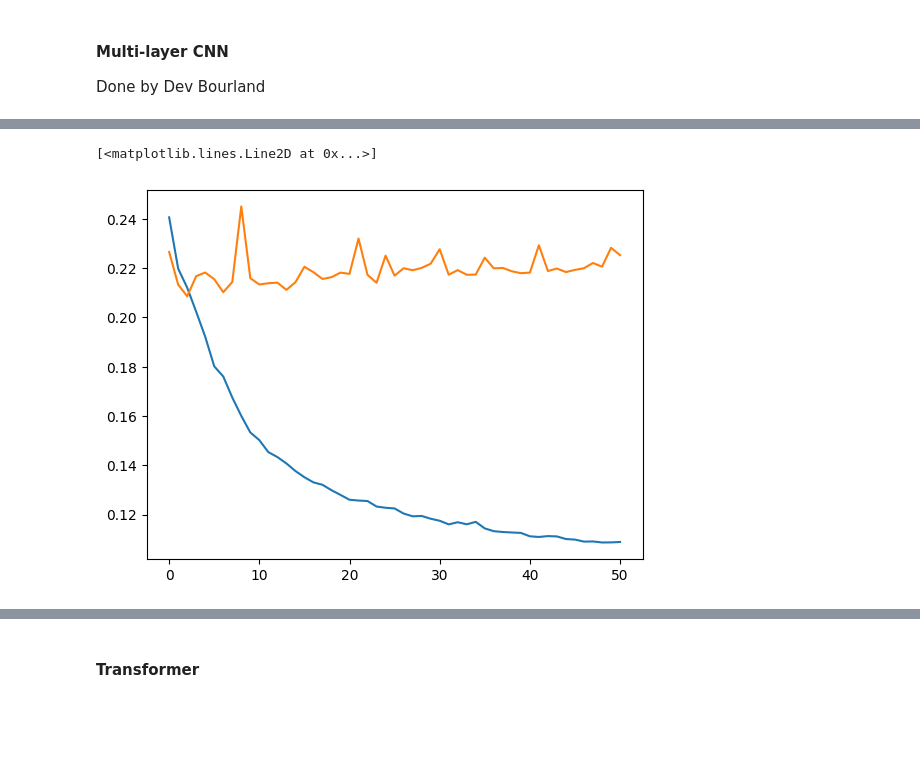
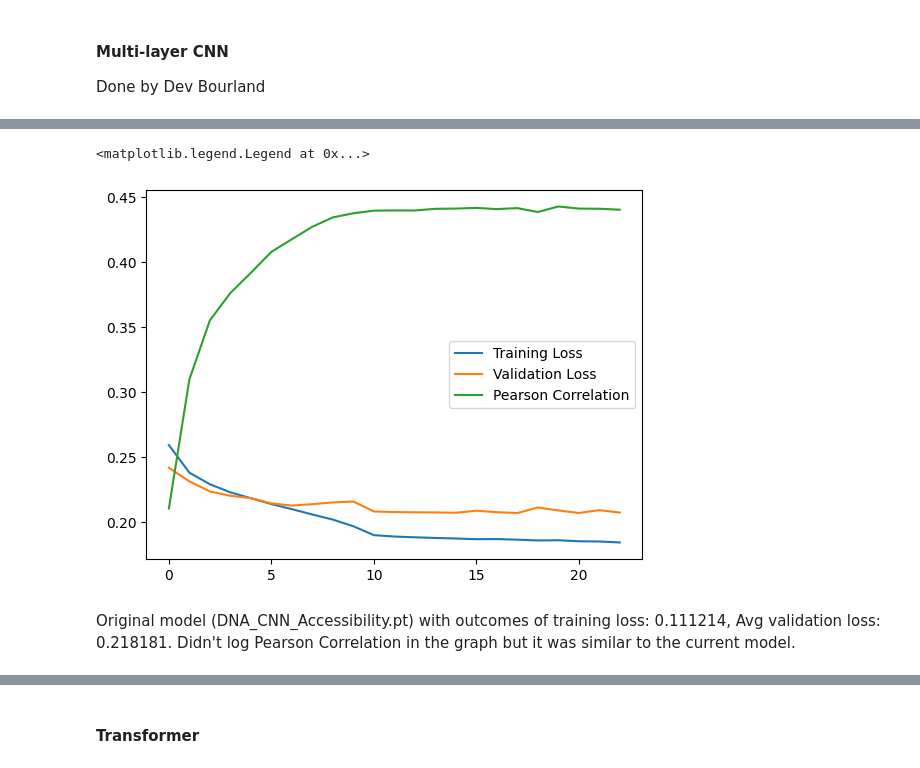
Before and after one commit to mrmang0dev/CS425-Project, a Jupyter notebook: projectmain.ipynb, the cells around one changed output, grey strips where cells are left out. Drawn from its saved outputs; the diff is of its cells as text; code cells hidden in the pictures; blank space fills up the shorter version.

```diff
--- a/projectmain.ipynb
+++ b/projectmain.ipynb
@@ -254,6 +249,7 @@ import torch
 from torch.utils.data import DataLoader, TensorDataset
 import torch.nn as nn
 import numpy as np
+from scipy.stats import pearsonr
 
 device = torch.device("cuda" if torch.cuda.is_available() else "cpu")
 
@@ -342,8 +338,23 @@ def validation(dataloader, model, loss_fn, epoch):
             validation_loss += loss_fn(y_pred, y).item()
     validation_loss /= num_batches
     if epoch % 10 == 0:
-        print(f"Avg validation loss: {validation_loss:>8f}\n")
+        print(f"Avg validation loss: {validation_loss:>8f}")
     return validation_loss
+
+def pearson(preds_array: np.array, target_array: np.array, epoch) -> torch.Tensor:
+    if target_array.ndim == 3:
+        target_array = target_array.reshape(-1, target_array.shape[2])
+    if preds_array.ndim == 1:
+       preds_array = preds_array[:, np.newaxis]
+    if target_array.ndim == 1:
+       target_array = target_array[:, np.newaxis]
+    pearsonr_list = list()
+    for i in range(target_array.shape[1]):
+        pcc, _ = pearsonr(preds_array[:, i], target_array[:, i])
+        pearsonr_list.append(pcc)
+    if epoch % 10 == 0:
+        print(f"Pearson Corr: {float(np.nanmean(pearsonr_list)):.4f}\n")
+    return float(np.nanmean(pearsonr_list))
 # %%
 fulldata = np.load("fulldataset.npz")
 X = fulldata["X"].astype(np.float32)
@@ -388,9 +444,13 @@ Avg validation loss: 0.225284
 # %%
 import matplotlib.pyplot as plt
 
 plt.figure()
 plt.plot(training_loss, label="Training Loss")
 plt.plot(validation_loss, label="Validation Loss")
+plt.plot(pearson_corr, label='Pearson Correlation')
+plt.legend()
 # %% [output]
-[<matplotlib.lines.Line2D at 0x...>]
+<matplotlib.legend.Legend at 0x...>
-[figure, old version]
+[figure, new version]
+# %% [markdown]
+Original model (DNA_CNN_Accessibility.pt) with outcomes of training loss: 0.111214, Avg validation loss: 0.218181. Didn't log Pearson Correlation in the graph but it was similar to the current model.
```
Also changed, not shown: parts of 9 cells of this notebook, 1 other file.
